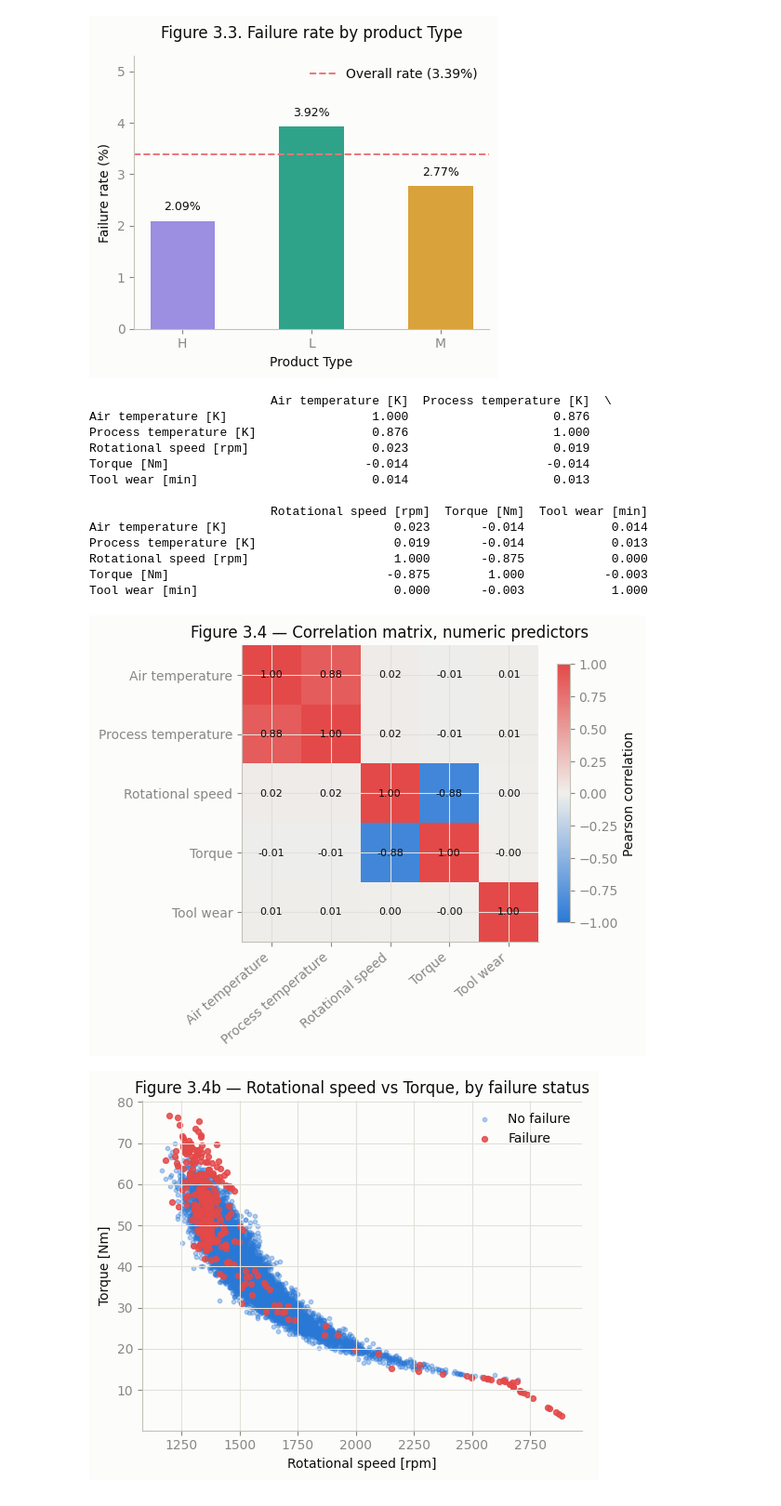
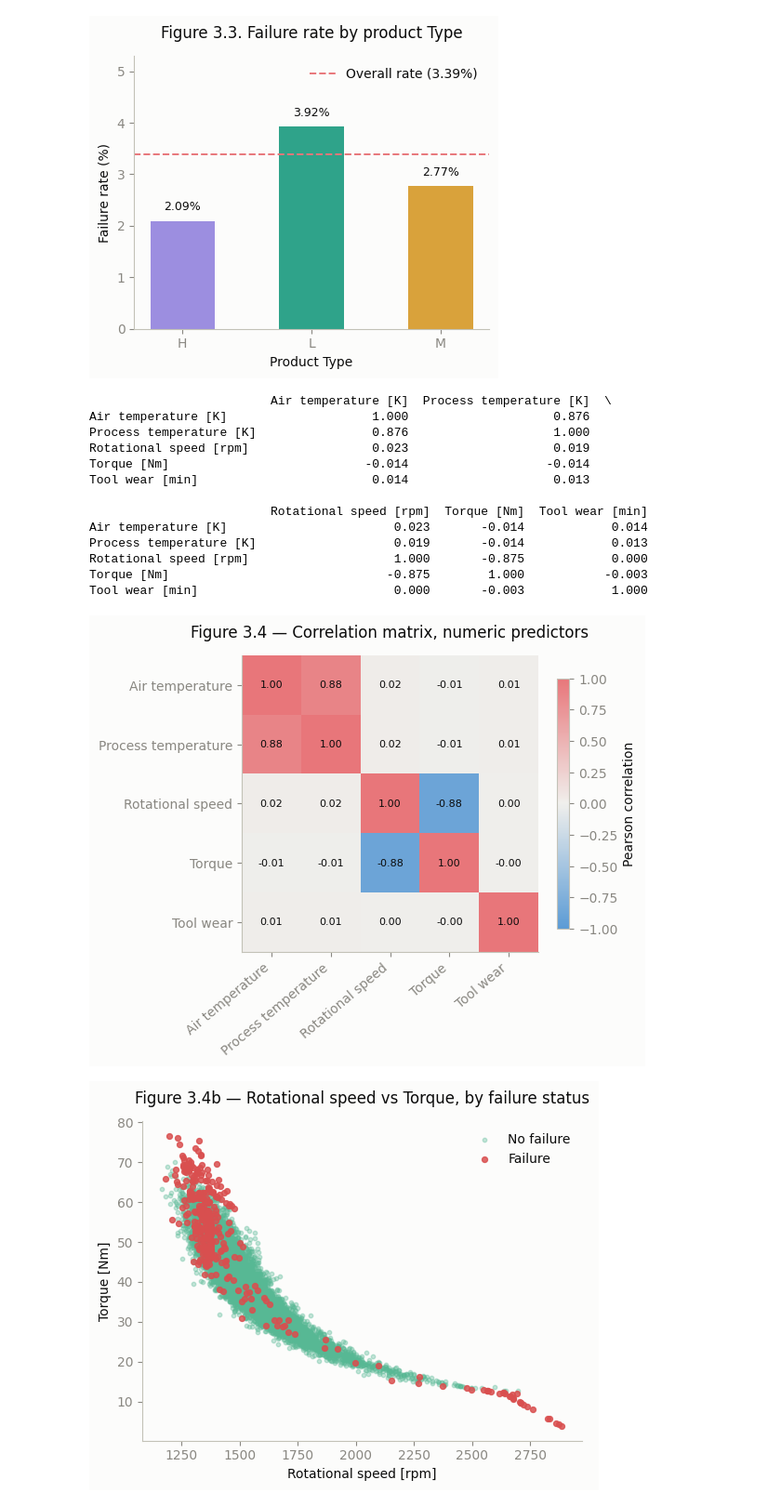
Before and after one commit to JoseAlberto88/Predictive-Maintenance-Dataset, a Jupyter notebook: Predictive_Maintenance_Dataset.ipynb, the cells around one changed output. Shown at 93% size. Drawn from its saved outputs; the diff is of its cells as text; code cells hidden in the pictures.

```diff
--- a/Predictive_Maintenance_Dataset.ipynb
+++ b/Predictive_Maintenance_Dataset.ipynb
@@ -367,9 +367,18 @@ TYPE_COLORS = {
 }
 
 # Diverging pastel blue<->coral colormap with a neutral gray midpoint, for correlation heatmaps
+# (this encodes correlation polarity, not failure class, so it keeps the blue/coral
+# pair above rather than switching to the green/red pair below)
 DIVERGING_CMAP = LinearSegmentedColormap.from_list(
     "blue_gray_red", ["#5b9bd5", "#f0efec", "#e8767a"], N=256
 )
+
+# Stronger pastel green/red pair, used only in the multivariate scatter figures
+# (3.4b, 3.5, 3.6) where points are dense and a bolder contrast reads better.
+# Validated: CVD (deutan) separation Delta E 10.8, clearing the >=8 target
+# (a plain red/green pair typically fails this -- this one does not).
+COLOR_NO_FAILURE_STRONG = "#57b894"   # strong pastel green
+COLOR_FAILURE_STRONG    = "#d94f4f"   # strong pastel red
 
 plt.rcParams.update({
     "figure.facecolor": "#fcfcfb",
@@ -487,10 +496,8 @@ L               6000         235      0.039167              3.92
 M               2997          83      0.027694              2.77
 [figure]
 # %%
-# %%
-# =========================================================
 # Finding 3.4 (MULTI-variable) -- Correlation among numeric predictors
-# =========================================================
+
 corr_matrix = df[numeric_cols].corr()
 print(corr_matrix.round(3))
 
@@ -508,37 +515,37 @@ for i in range(len(numeric_cols)):
 fig.colorbar(im, ax=ax, shrink=0.8, label="Pearson correlation")
 ax.set_title("Figure 3.4 — Correlation matrix, numeric predictors")
 plt.tight_layout()
-plt.savefig("fig3_4_correlation_heatmap.png", dpi=150)
+savefig("fig3_4_correlation_heatmap.png")
 plt.show()
 
 # Scatter: Rotational speed vs Torque, colored by failure status
 fig, ax = plt.subplots(figsize=(5.5, 4.5))
-for cls, color, label in [(0, COLOR_NO_FAILURE, 'No failure'), (1, COLOR_FAILURE, 'Failure')]:
+for cls, color, label in [(0, COLOR_NO_FAILURE_STRONG, 'No failure'), (1, COLOR_FAILURE_STRONG, 'Failure')]:
     subset = df[df[target_col] == cls]
     ax.scatter(subset['Rotational speed [rpm]'], subset['Torque [Nm]'],
                s=10 if cls == 0 else 18, alpha=0.35 if cls == 0 else 0.85,
                color=color, label=label)
 ax.set_xlabel("Rotational speed [rpm]")
 ax.set_ylabel("Torque [Nm]")
 ax.set_title("Figure 3.4b — Rotational speed vs Torque, by failure status")
 ax.legend(frameon=False)
 plt.tight_layout()
-plt.savefig("fig3_4b_speed_vs_torque.png", dpi=150)
+savefig("fig3_4b_speed_vs_torque.png")
 plt.show()
 # %% [output]
                          Air temperature [K]  Process temperature [K]  \
 Air temperature [K]                    1.000                    0.876
 Process temperature [K]                0.876                    1.000
 Rotational speed [rpm]                 0.023                    0.019
 Torque [Nm]                           -0.014                   -0.014
 Tool wear [min]                        0.014                    0.013
 
                          Rotational speed [rpm]  Torque [Nm]  Tool wear [min]
 Air temperature [K]                       0.023       -0.014            0.014
 Process temperature [K]                   0.019       -0.014            0.013
 Rotational speed [rpm]                    1.000       -0.875            0.000
 Torque [Nm]                              -0.875        1.000           -0.003
 Tool wear [min]                           0.000       -0.003            1.000
-[figure, old version]
+[figure, new version]
-[figure, old version]
+[figure, new version]
 # %%
```
Also changed, not shown: parts of 4 cells of this notebook.
